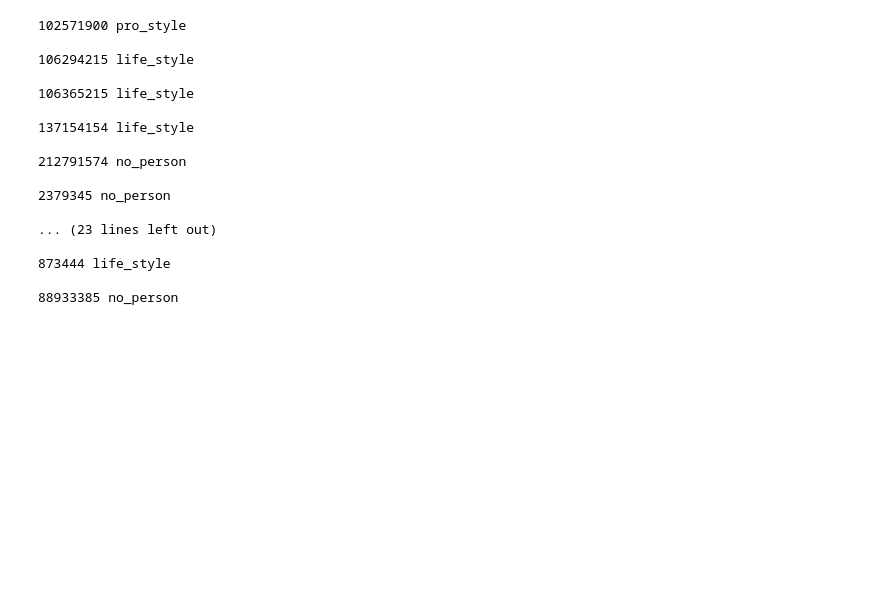
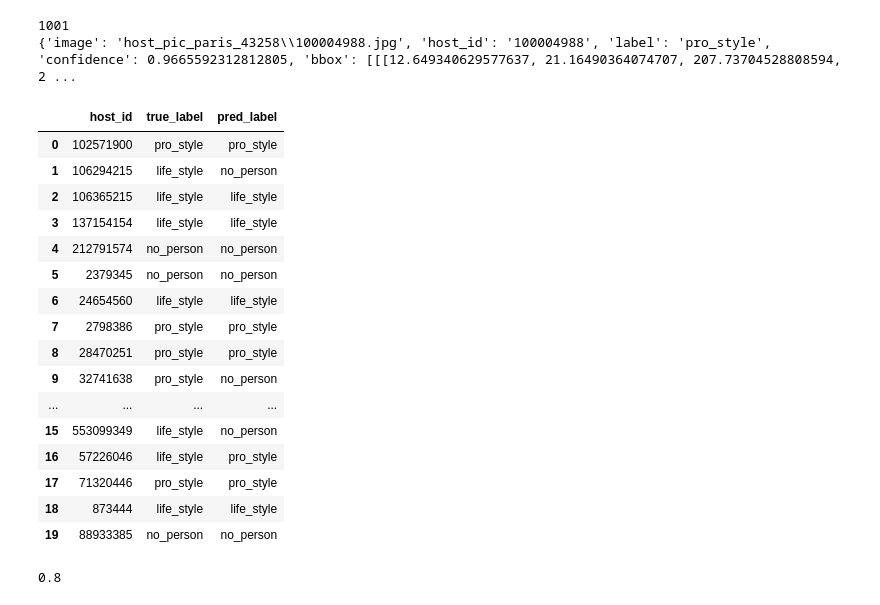
Before and after one commit to yeliu-dh/SelfPresentation_Multimodal_airbnb, a Jupyter notebook: B_images/test_host_pic_clf.ipynb, the cells around one changed output. Cells and saved outputs as stored; diff of their text form; code cells hidden in the pictures; blank space fills up the shorter version.

Commit message:
host_pic

```diff
--- a/B_images/test_host_pic_clf.ipynb
+++ b/B_images/test_host_pic_clf.ipynb
@@ -103,11 +102,0 @@ Speed: 3.4ms preprocess, 51.2ms inference, 0.6ms postprocess per image at shape
-# %%
-with open("../images\host_pic/results_clf.json",'w', encoding="utf-8") as f:
-    json.dump(results, f, ensure_ascii=False, indent=2)
-
-
-# results
-# %%
-import json
-with open("../images\host_pic/results_clf.json","r", encoding="utf-8")as f:
-    results=json.load(f)
-print(results)
@@ -116,34 +146,56 @@ print(results)
+# %%
+## check results
+with open(path_result,"r", encoding="utf-8")as f:
+    results=json.load(f)
+print(len(results))
+print(results[0])
+# %% [output]
+1001
+{'image': 'host_pic_paris_43258\\100004988.jpg', 'host_id': '100004988', 'label': 'pro_style', 'confidence': 0.9665592312812805, 'bbox': [[[12.649340629577637, 21.16490364074707, 207.73704528808594, 2 ...
 # %%
+# path_result="images\host_pic_sample/results_clf3.json"
+
 import json
-with open("../images\host_pic/metadata_host_pic.json","r", encoding="utf-8")as f:
+with open("images\host_pic_sample/metadata_host_pic.json","r", encoding="utf-8")as f:
     metadata=json.load(f)
-with open("../images\host_pic/results_clf.json","r", encoding="utf-8")as f:
+with open(path_result,"r", encoding="utf-8")as f:
     results=json.load(f)
 
+import pandas as pd
 
 host_data=[]
 for  host in metadata:
     host_id=host["host_id"]
+    # print(type(host_id))
+    pred_label=[res['label'] for res in results if res['host_id']==str(host_id)][0]
+    true_label=host["true_label"]
+    host_data.append({"host_id":host_id,
+                      'true_label':true_label,
+                      'pred_label':pred_label}
+                     )
+    # print(f"host_id:{host_id}, true label:{true_label}, pred label:{pred_label} \n")
+    # break
+host_data_df=pd.DataFrame(host_data)
+display(host_data_df)
 
-    pred_label=[res for res in results if res["host_id"]=host_id ]
-    true_label=metadata["true_label"]
-
-    print(host["host_id"], host["true_label"],"\n")
+host_data_df['tp']=host_data_df.apply(lambda row : 1 if str(row["true_label"])==str(row["pred_label"]) else 0, axis=1)
+print(host_data_df['tp'].mean())
 # %% [output]
+|  | host_id | true_label | pred_label |
+| 0 | 102571900 | pro_style | pro_style |
+| 1 | 106294215 | life_style | no_person |
+| 2 | 106365215 | life_style | life_style |
+| 3 | 137154154 | life_style | life_style |
+| 4 | 212791574 | no_person | no_person |
+| 5 | 2379345 | no_person | no_person |
+| 6 | 24654560 | life_style | life_style |
+| 7 | 2798386 | pro_style | pro_style |
+| 8 | 28470251 | pro_style | pro_style |
+| 9 | 32741638 | pro_style | no_person |
+| ... | ... | ... | ... |
+| 15 | 553099349 | life_style | no_person |
+| 16 | 57226046 | life_style | pro_style |
+| 17 | 71320446 | pro_style | pro_style |
+| 18 | 873444 | life_style | life_style |
+| 19 | 88933385 | no_person | no_person |
-102571900 pro_style
-
-106294215 life_style
-
-106365215 life_style
-
-137154154 life_style
-
-212791574 no_person
-
-2379345 no_person
-
-... (23 lines left out)
-
-873444 life_style
-
-88933385 no_person
+0.8
```
Also changed, not shown: parts of 12 cells of this notebook, 4 other files.
